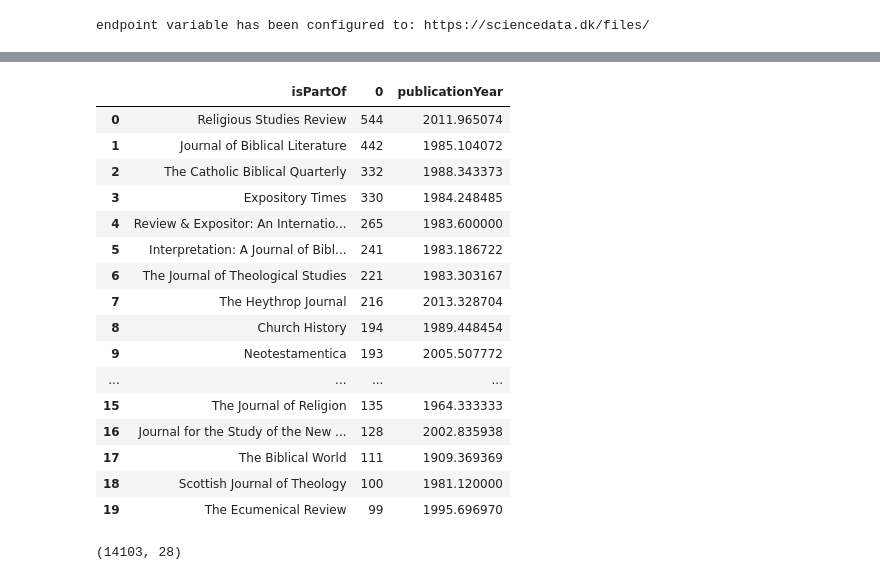
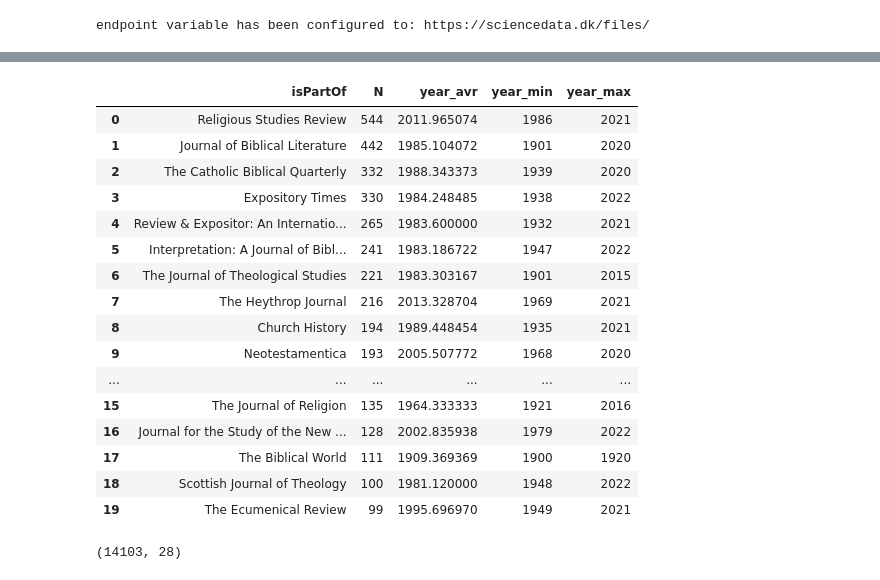
Before and after one commit to kasev/mops, a Jupyter notebook: scripts/jstor-explorations.ipynb, the cells around one changed output, grey strips where cells are left out. Drawn from its saved outputs; the diff is of its cells as text; code cells hidden in the pictures.

```diff
--- a/scripts/jstor-explorations.ipynb
+++ b/scripts/jstor-explorations.ipynb
@@ -59,2 +45,5 @@ Length: 110, dtype: int64
 # %%
 journals_df = jstor_df.groupby("isPartOf").size().sort_values(ascending=False)
+journals_df = journals_df.reset_index()
+journals_df.rename(columns={0: "N"}, inplace=True)
+journals_df.head(10)
@@ -63,22 +62,32 @@ journals_df = journals_df.reset_index()
-# %%
-journals_df = journals_df.merge(jstor_df.groupby("isPartOf").min()[["isPartOf", "publicationYear"]], on="isPartOf").sort_values(0, ascending=False)
-journals_df.head(20)
-# %% [output]
-|  | isPartOf | 0 | publicationYear |
-| 0 | Religious Studies Review | 544 | 2011.965074 |
-| 1 | Journal of Biblical Literature | 442 | 1985.104072 |
-| 2 | The Catholic Biblical Quarterly | 332 | 1988.343373 |
-| 3 | Expository Times | 330 | 1984.248485 |
-| 4 | Review & Expositor: An Internatio... | 265 | 1983.600000 |
-| 5 | Interpretation: A Journal of Bibl... | 241 | 1983.186722 |
-| 6 | The Journal of Theological Studies | 221 | 1983.303167 |
-| 7 | The Heythrop Journal | 216 | 2013.328704 |
-| 8 | Church History | 194 | 1989.448454 |
-| 9 | Neotestamentica | 193 | 2005.507772 |
-| ... | ... | ... | ... |
-| 15 | The Journal of Religion | 135 | 1964.333333 |
-| 16 | Journal for the Study of the New ... | 128 | 2002.835938 |
-| 17 | The Biblical World | 111 | 1909.369369 |
-| 18 | Scottish Journal of Theology | 100 | 1981.120000 |
-| 19 | The Ecumenical Review | 99 | 1995.696970 |
+# %%
+journals_df_year_avr = jstor_df.groupby("isPartOf")["publicationYear"].mean().reset_index()
+journals_df_year_avr.rename(columns={"publicationYear": "year_avr"}, inplace=True)
+
+journals_df_year_min = jstor_df.groupby("isPartOf")["publicationYear"].min().reset_index()
+journals_df_year_min.rename(columns={"publicationYear": "year_min"}, inplace=True)
+
+journals_df_year_max = jstor_df.groupby("isPartOf")["publicationYear"].max().reset_index()
+journals_df_year_max.rename(columns={"publicationYear": "year_max"}, inplace=True)
+# %%
+for df in [journals_df_year_avr, journals_df_year_min, journals_df_year_max]:
+    journals_df = journals_df.merge(df, on="isPartOf")
+journals_df.head(20)
+# %% [output]
+|  | isPartOf | N | year_avr | year_min | year_max |
+| 0 | Religious Studies Review | 544 | 2011.965074 | 1986 | 2021 |
+| 1 | Journal of Biblical Literature | 442 | 1985.104072 | 1901 | 2020 |
+| 2 | The Catholic Biblical Quarterly | 332 | 1988.343373 | 1939 | 2020 |
+| 3 | Expository Times | 330 | 1984.248485 | 1938 | 2022 |
+| 4 | Review & Expositor: An Internatio... | 265 | 1983.600000 | 1932 | 2021 |
+| 5 | Interpretation: A Journal of Bibl... | 241 | 1983.186722 | 1947 | 2022 |
+| 6 | The Journal of Theological Studies | 221 | 1983.303167 | 1901 | 2015 |
+| 7 | The Heythrop Journal | 216 | 2013.328704 | 1969 | 2021 |
+| 8 | Church History | 194 | 1989.448454 | 1935 | 2021 |
+| 9 | Neotestamentica | 193 | 2005.507772 | 1968 | 2020 |
+| ... | ... | ... | ... | ... | ... |
+| 15 | The Journal of Religion | 135 | 1964.333333 | 1921 | 2016 |
+| 16 | Journal for the Study of the New ... | 128 | 2002.835938 | 1979 | 2022 |
+| 17 | The Biblical World | 111 | 1909.369369 | 1900 | 1920 |
+| 18 | Scottish Journal of Theology | 100 | 1981.120000 | 1948 | 2022 |
+| 19 | The Ecumenical Review | 99 | 1995.696970 | 1949 | 2021 |
 # %%
```
Also changed, not shown: parts of 5 cells of this notebook, 1 other file.
